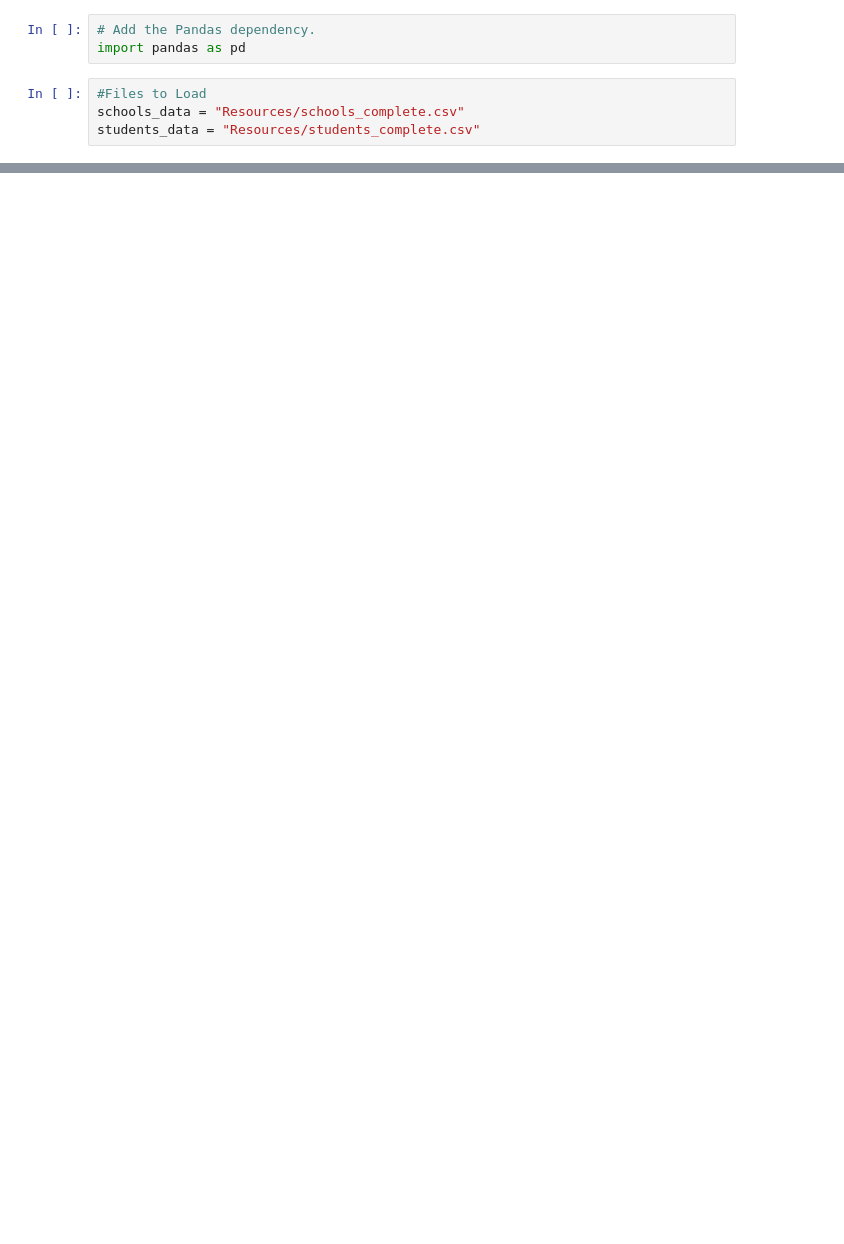
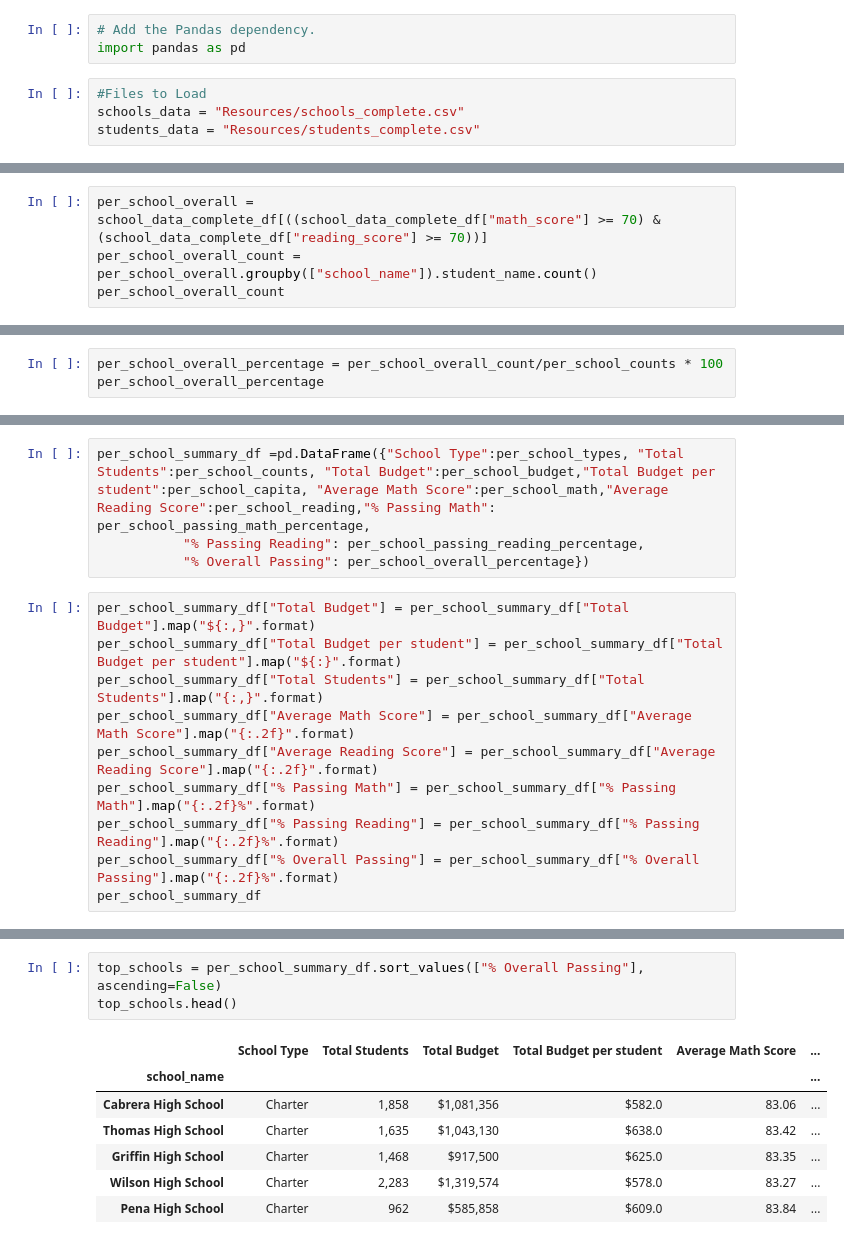
Before and after one commit to wanis1/School_District_Analysis, a Jupyter notebook: PyCitySchools.ipynb, the cells around one changed output, grey strips where cells are left out. Drawn from its saved outputs; the diff is of its cells as text; blank space fills up the shorter version.

```diff
--- a/PyCitySchools.ipynb
+++ b/PyCitySchools.ipynb
@@ -25,0 +307,4 @@ students_data_df = pd.read_csv(students_data)
+# %%
+per_school_overall = school_data_complete_df[((school_data_complete_df["math_score"] >= 70) & (school_data_complete_df["reading_score"] >= 70))]
+per_school_overall_count = per_school_overall.groupby(["school_name"]).student_name.count()
+per_school_overall_count
@@ -25,0 +329,3 @@ students_data_df = pd.read_csv(students_data)
+# %%
+per_school_overall_percentage = per_school_overall_count/per_school_counts * 100
+per_school_overall_percentage
@@ -25,0 +350,14 @@ students_data_df = pd.read_csv(students_data)
+# %%
+per_school_summary_df =pd.DataFrame({"School Type":per_school_types, "Total Students":per_school_counts, "Total Budget":per_school_budget,"Total Budget per student":per_school_capita, "Average Math Score":per_school_math,"Average Reading Score":per_school_reading,"% Passing Math": per_school_passing_math_percentage,
+           "% Passing Reading": per_school_passing_reading_percentage,
+           "% Overall Passing": per_school_overall_percentage})
+# %%
+per_school_summary_df["Total Budget"] = per_school_summary_df["Total Budget"].map("${:,}".format)
+per_school_summary_df["Total Budget per student"] = per_school_summary_df["Total Budget per student"].map("${:}".format)
+per_school_summary_df["Total Students"] = per_school_summary_df["Total Students"].map("{:,}".format)
+per_school_summary_df["Average Math Score"] = per_school_summary_df["Average Math Score"].map("{:.2f}".format)
+per_school_summary_df["Average Reading Score"] = per_school_summary_df["Average Reading Score"].map("{:.2f}".format)
+per_school_summary_df["% Passing Math"] = per_school_summary_df["% Passing Math"].map("{:.2f}%".format)
+per_school_summary_df["% Passing Reading"] = per_school_summary_df["% Passing Reading"].map("{:.2f}%".format)
+per_school_summary_df["% Overall Passing"] = per_school_summary_df["% Overall Passing"].map("{:.2f}%".format)
+per_school_summary_df
@@ -25,0 +382,11 @@ students_data_df = pd.read_csv(students_data)
+# %%
+top_schools = per_school_summary_df.sort_values(["% Overall Passing"], ascending=False)
+top_schools.head()
+# %% [output]
+|  | School Type | Total Students | Total Budget | Total Budget per student | Average Math Score | ... |
+| school_name |  |  |  |  |  | ... |
+| Cabrera High School | Charter | 1,858 | $1,081,356 | $582.0 | 83.06 | ... |
+| Thomas High School | Charter | 1,635 | $1,043,130 | $638.0 | 83.42 | ... |
+| Griffin High School | Charter | 1,468 | $917,500 | $625.0 | 83.35 | ... |
+| Wilson High School | Charter | 2,283 | $1,319,574 | $578.0 | 83.27 | ... |
+| Pena High School | Charter | 962 | $585,858 | $609.0 | 83.84 | ... |
```
Also changed, not shown: parts of 36 cells of this notebook.
